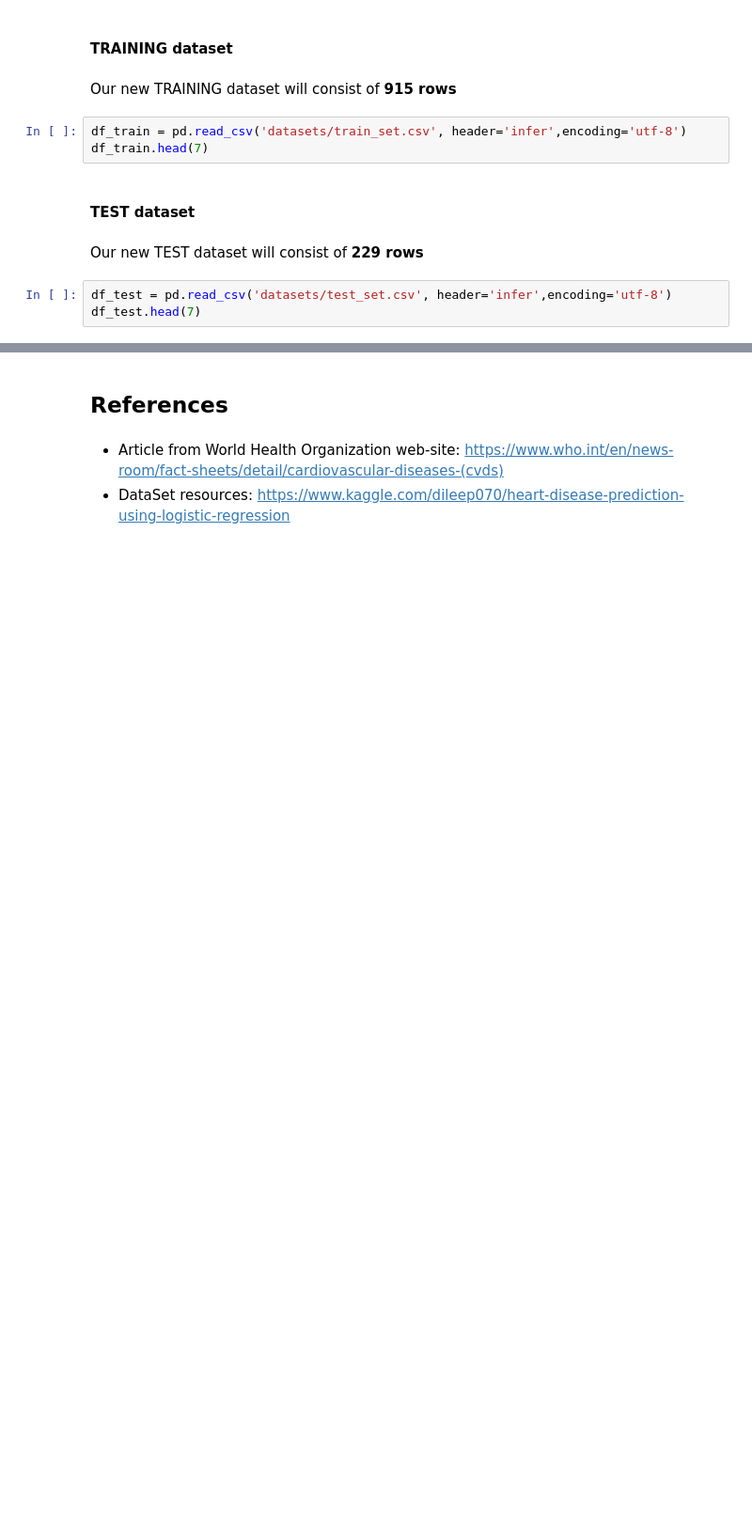
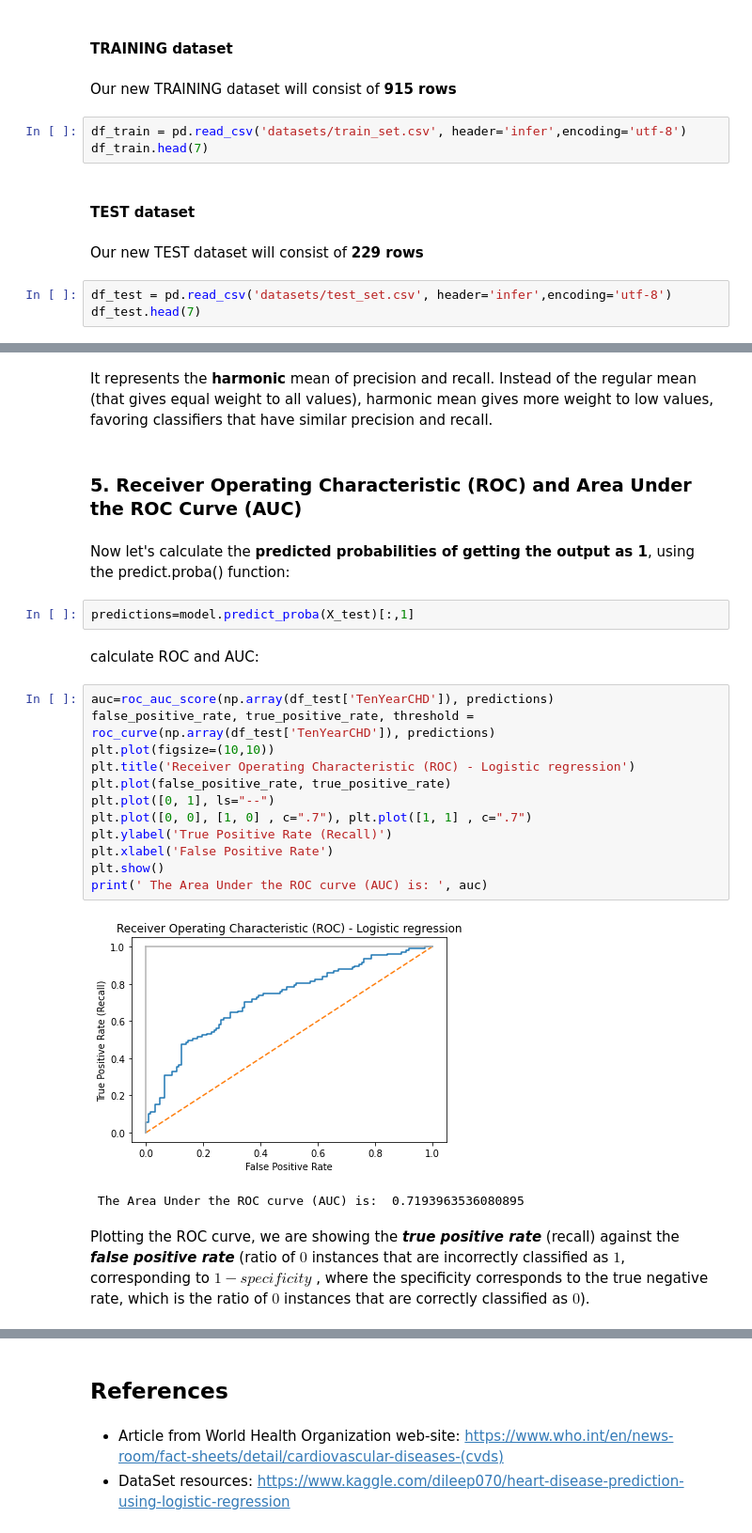
Before and after one commit to TarazGr/FDS-Final, a Jupyter notebook: REPORT.ipynb, the cells around one changed output, grey strips where cells are left out. Shown at 94% size. Saved outputs shown, nothing was run; the diff lists cells and outputs as text; blank space fills up the shorter version.

```diff
--- a/REPORT.ipynb
+++ b/REPORT.ipynb
@@ -202,0 +316,29 @@ df_test.head(7)
+# %% [markdown]
+It represents the **harmonic** mean of precision and recall.
+Instead of the regular mean (that gives equal weight to all values), harmonic mean gives more weight to low values,
+favoring classifiers that have similar precision and recall.
+# %% [markdown]
+### 5. Receiver Operating Characteristic (ROC) and Area Under the ROC Curve (AUC)
+# %% [markdown]
+Now let's calculate the **predicted probabilities of getting the output as 1**, using the predict.proba() function:
+# %%
+predictions=model.predict_proba(X_test)[:,1]
+# %% [markdown]
+calculate ROC and AUC:
+# %%
+auc=roc_auc_score(np.array(df_test['TenYearCHD']), predictions)
+false_positive_rate, true_positive_rate, threshold = roc_curve(np.array(df_test['TenYearCHD']), predictions)
+plt.plot(figsize=(10,10))
+plt.title('Receiver Operating Characteristic (ROC) - Logistic regression')
+plt.plot(false_positive_rate, true_positive_rate)
+plt.plot([0, 1], ls="--")
+plt.plot([0, 0], [1, 0] , c=".7"), plt.plot([1, 1] , c=".7")
+plt.ylabel('True Positive Rate (Recall)')
+plt.xlabel('False Positive Rate')
+plt.show()
+print(' The Area Under the ROC curve (AUC) is: ', auc)
+# %% [output]
+[figure, added]
+ The Area Under the ROC curve (AUC) is:  0.7193963536080895
+# %% [markdown]
+Plotting the ROC curve, we are showing the ***true positive rate*** (recall) against the ***false positive rate*** (ratio of $0$ instances that are incorrectly classified as $1$, corresponding to $1 - specificity$ , where the specificity corresponds to the true negative rate, which is the ratio of $0$ instances that are correctly classified as $0$).
```
Also changed, not shown: parts of 35 cells of this notebook.
